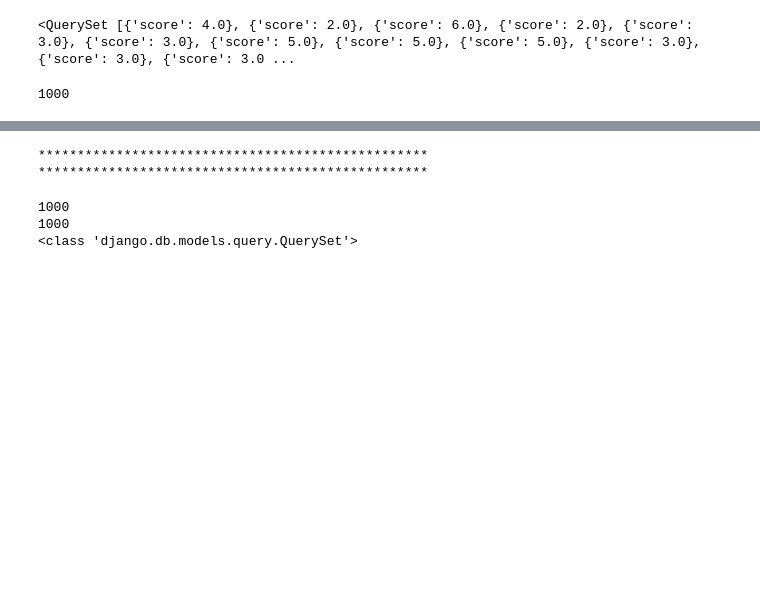
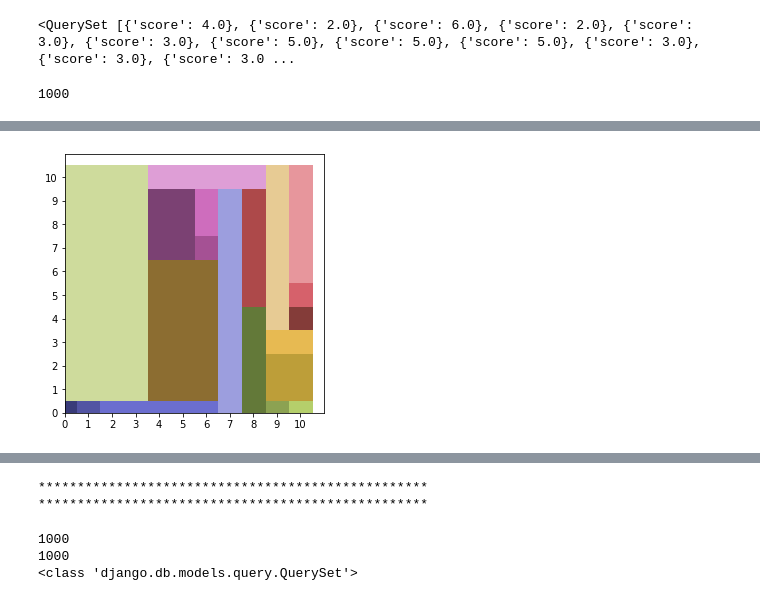
Before and after one commit to igorpejic/visapi, a Jupyter notebook: analsysis.ipynb, the cells around one changed output, grey strips where cells are left out. Cells and saved outputs as stored; diff of their text form; code cells hidden in the pictures; blank space fills up the shorter version.

Commit message:
add  visualizations for tiles problems

```diff
--- a/analsysis.ipynb
+++ b/analsysis.ipynb
@@ -106,0 +132,83 @@ for l in all_lists:
+# %%
+import json
+from solution_checker import SolutionChecker
+easy_ones = [
+    'results/20.0_10_10__1000_tree.json',
+    'results/20.0_20_13__1000_tree.json',
+    'results/20.0_10_24__5000_tree.json',
+    'results/20.0_11_11__5000_tree.json',
+]
+hard_b_ones =  [
+    'results/20.0_15_28__5000_tree.json',
+]
+problem_file = easy_ones[0]
+#problem_file = hard_b_ones[0]
+with open(problem_file, 'r') as f:
+    tree = json.loads(f.read())
+
+import copy
+initial_grid = copy.deepcopy(tree['board'])
+print(len(initial_grid))
+color = 0
+is_over = False
+while True:
+    color += 1
+
+
+    for i, row in enumerate(tree['board']):
+        for j, col in enumerate(row):
+            if initial_grid[i][j] == 0 and col == 1:
+                initial_grid[i][j] = color
+
+    if color == 3:
+        '''
+        the solution skips one state here. need to create it.
+        we do it by iterating over the tile in LFB
+        '''
+
+        i = next_lfb[0]
+        j = next_lfb[1]
+        i1, j1 = SolutionChecker.get_next_lfb_on_grid(np.array(tree['board']))
+        while initial_grid[i+1] == initial_grid[i+1][j1]:  # go all the way upto top
+            i += 1
+        if initial_grid[i+1][j] != initial_grid[i+1][j1]:
+            if initial_grid[i+1][j] == 0:
+                # left tile is smaller
+                while initial_grid[i+1][j] == 0:
+                    j += 1
+                col_to_point_on = j - 1
+            else:
+                while initial_grid[i+1][j] != 0:
+                    j += 1
+                col_to_point_on = j - 1
+        color+=1
+        for _i in range(next_lfb[0], len(tree['board'])):
+            for _j in range(col_to_point_on, len(tree['board'][0])):
+                if initial_grid[_i][_j] != 0:
+                    initial_grid[_i][_j] = color
+    # visualize_grid(initial_grid, len(initial_grid), len(initial_grid[0]))
+
+    next_lfb = SolutionChecker.get_next_lfb_on_grid(np.array(initial_grid))
+    if is_over:
+        break
+    if tree['children']:
+        is_over=True
+        for child in tree['children']:
+            if child['children']:
+                tree = child
+                is_over = False
+                break
+        # print(color)
+        #print(tree['board'])
+        # visualize_grid(initial_grid, len(initial_grid), len(initial_grid[0]))
+    else:
+        #print(initial_grid, color)
+        #print(tree['board'])
+        break
+
+visualize_grid(initial_grid, len(initial_grid), len(initial_grid[0]))
+
+    # tree = child
+    #if child['children']:
+    #    tree = child
+# %% [output]
@@ -106,0 +216 @@ for l in all_lists:
+[figure, added]
```
Also changed, not shown: parts of 4 cells of this notebook.
